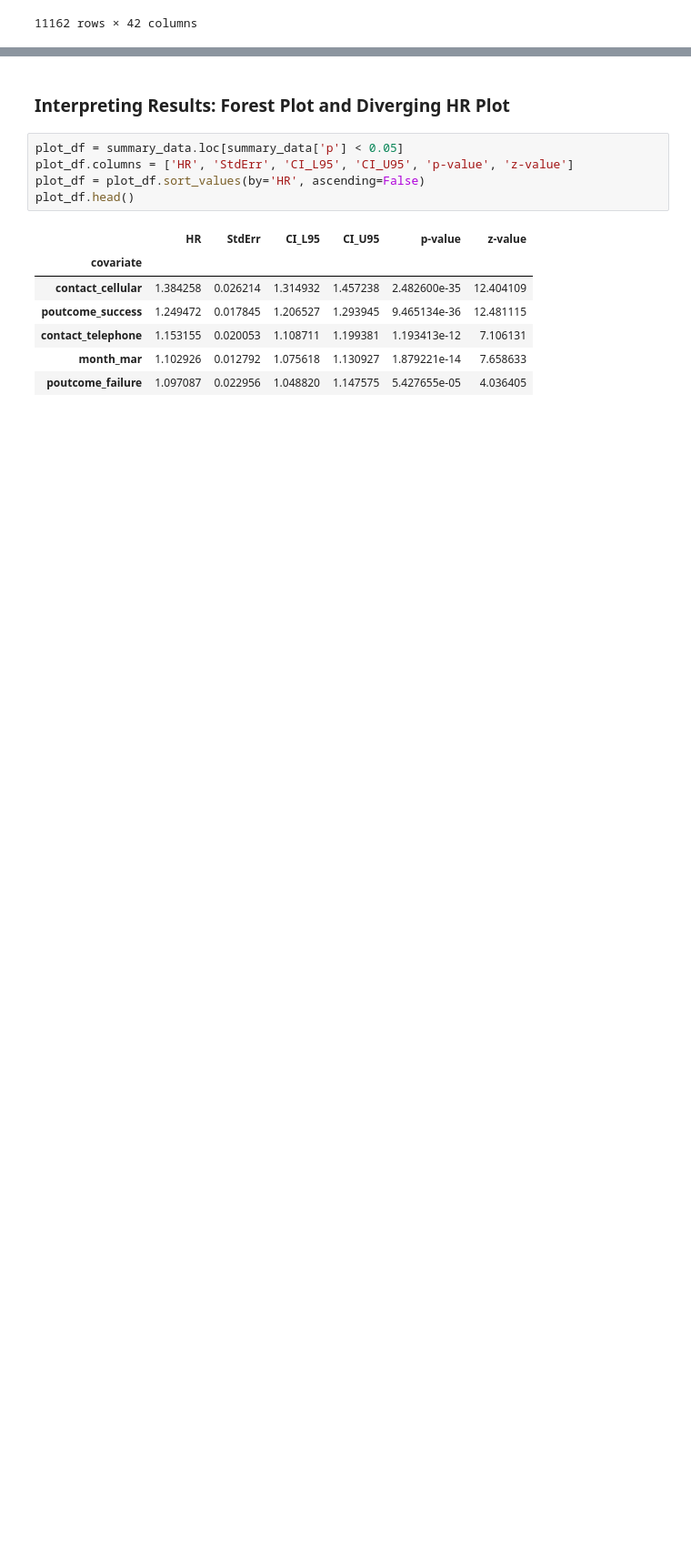
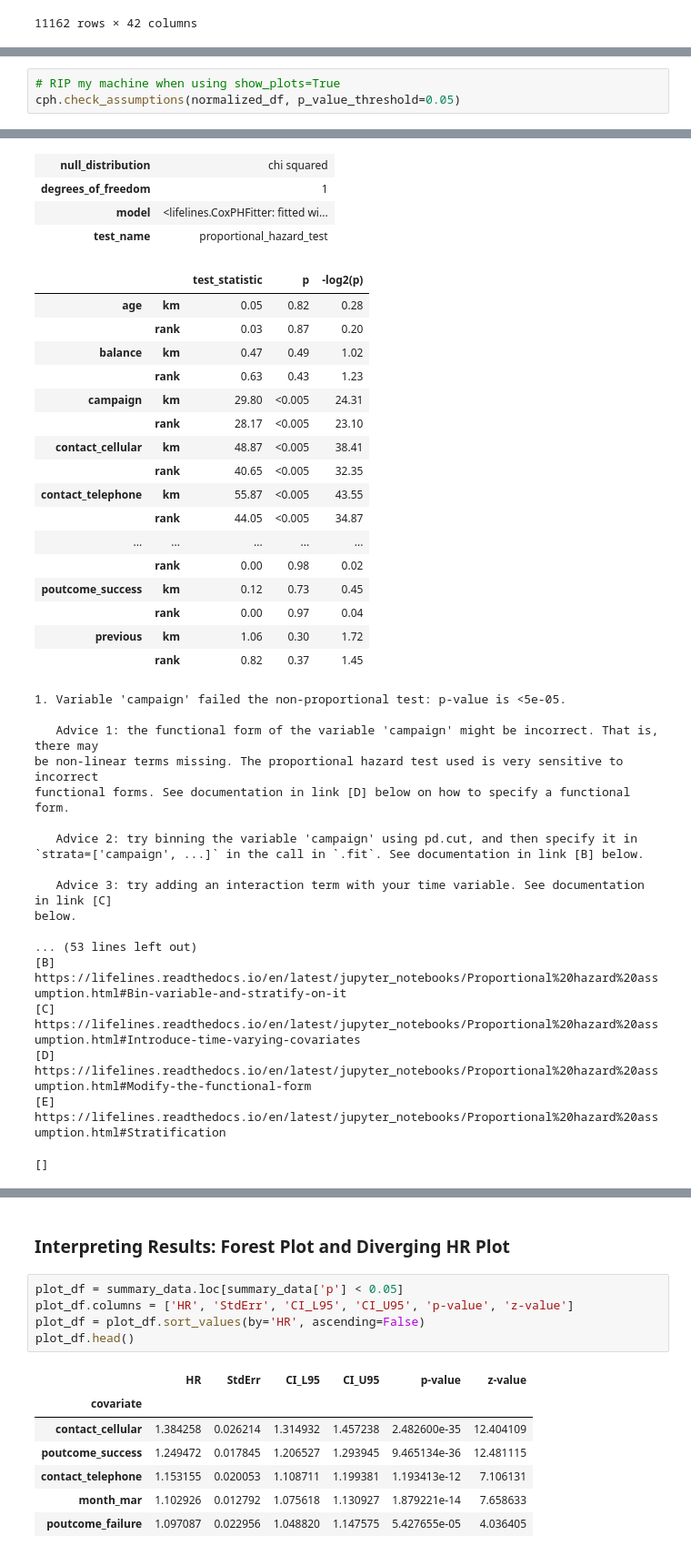
Before and after one commit to av1kav/jupyter-notebooks, a Jupyter notebook: SurvivalAnalysis.ipynb, the cells around one changed output, grey strips where cells are left out. Shown at 91% size. Cells and saved outputs as stored; diff of their text form; blank space fills up the shorter version.

```diff
--- a/SurvivalTimeAnalysis.ipynb
+++ b/SurvivalAnalysis.ipynb
@@ -239,0 +283,4 @@ cph.print_summary()
+# %%
+# RIP my machine when using show_plots=True
+cph.check_assumptions(normalized_df, p_value_threshold=0.05)
+# %% [output]
@@ -239,0 +295,39 @@ cph.print_summary()
+| null_distribution | chi squared |
+| degrees_of_freedom | 1 |
+| model | <lifelines.CoxPHFitter: fitted wi... |
+| test_name | proportional_hazard_test |
+|  |  | test_statistic | p | -log2(p) |
+| age | km | 0.05 | 0.82 | 0.28 |
+|  | rank | 0.03 | 0.87 | 0.20 |
+| balance | km | 0.47 | 0.49 | 1.02 |
+|  | rank | 0.63 | 0.43 | 1.23 |
+| campaign | km | 29.80 | <0.005 | 24.31 |
+|  | rank | 28.17 | <0.005 | 23.10 |
+| contact_cellular | km | 48.87 | <0.005 | 38.41 |
+|  | rank | 40.65 | <0.005 | 32.35 |
+| contact_telephone | km | 55.87 | <0.005 | 43.55 |
+|  | rank | 44.05 | <0.005 | 34.87 |
+| ... | ... | ... | ... | ... |
+|  | rank | 0.00 | 0.98 | 0.02 |
+| poutcome_success | km | 0.12 | 0.73 | 0.45 |
+|  | rank | 0.00 | 0.97 | 0.04 |
+| previous | km | 1.06 | 0.30 | 1.72 |
+|  | rank | 0.82 | 0.37 | 1.45 |
+1. Variable 'campaign' failed the non-proportional test: p-value is <5e-05.
+
+   Advice 1: the functional form of the variable 'campaign' might be incorrect. That is, there may
+be non-linear terms missing. The proportional hazard test used is very sensitive to incorrect
+functional forms. See documentation in link [D] below on how to specify a functional form.
+
+   Advice 2: try binning the variable 'campaign' using pd.cut, and then specify it in
+`strata=['campaign', ...]` in the call in `.fit`. See documentation in link [B] below.
+
+   Advice 3: try adding an interaction term with your time variable. See documentation in link [C]
+below.
+
+... (53 lines left out)
+[B]  https://lifelines.readthedocs.io/en/latest/jupyter_notebooks/Proportional%20hazard%20assumption.html#Bin-variable-and-stratify-on-it
+[C]  https://lifelines.readthedocs.io/en/latest/jupyter_notebooks/Proportional%20hazard%20assumption.html#Introduce-time-varying-covariates
+[D]  https://lifelines.readthedocs.io/en/latest/jupyter_notebooks/Proportional%20hazard%20assumption.html#Modify-the-functional-form
+[E]  https://lifelines.readthedocs.io/en/latest/jupyter_notebooks/Proportional%20hazard%20assumption.html#Stratification
+[]
```
Also changed, not shown: parts of 21 cells of this notebook, 1 other file.
